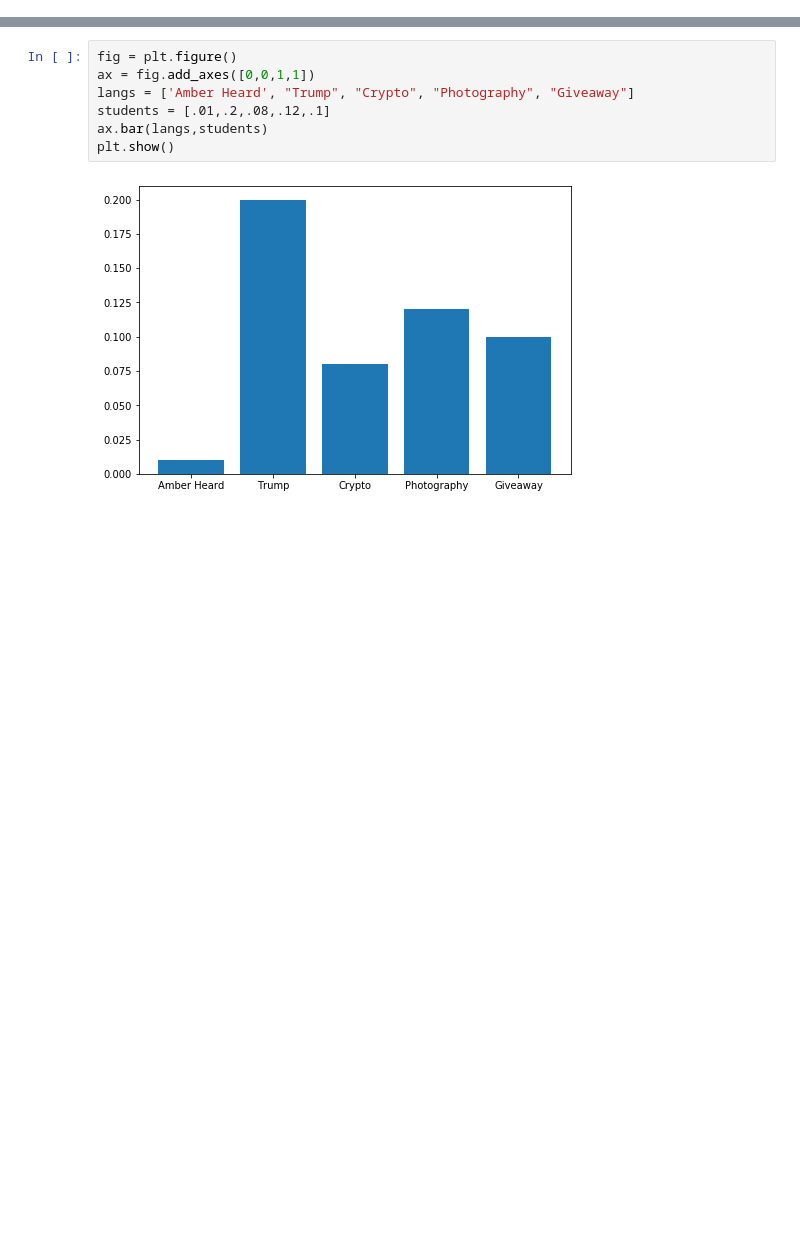
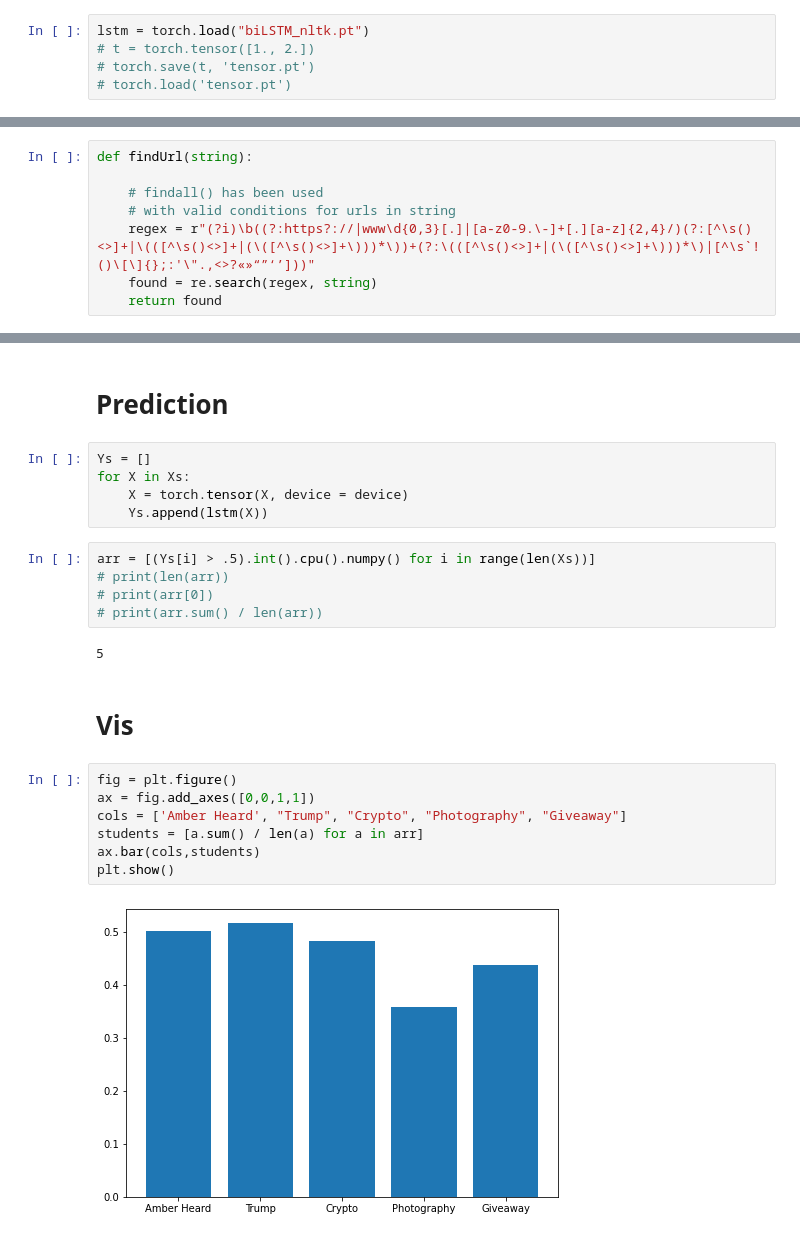
Before and after one commit to Daniel-Martin576/CS7650-SpamDetection, a Jupyter notebook: tweet-gathering/Inferences.ipynb, the cells around one changed output, grey strips where cells are left out. Drawn from its saved outputs; the diff is of its cells as text; blank space fills up the shorter version.

```diff
--- a/tweet-gathering/Inferences.ipynb
+++ b/tweet-gathering/Inferences.ipynb
@@ -6,0 +81,5 @@ ModuleNotFoundError: No module named 'torch'
+# %%
+lstm = torch.load("biLSTM_nltk.pt")
+# t = torch.tensor([1., 2.])
+# torch.save(t, 'tensor.pt')
+# torch.load('tensor.pt')
@@ -6,0 +99,8 @@ ModuleNotFoundError: No module named 'torch'
+# %%
+def findUrl(string):
+
+    # findall() has been used
+    # with valid conditions for urls in string
+    regex = r"(?i)\b((?:https?://|www\d{0,3}[.]|[a-z0-9.\-]+[.][a-z]{2,4}/)(?:[^\s()<>]+|\(([^\s()<>]+|(\([^\s()<>]+\)))*\))+(?:\(([^\s()<>]+|(\([^\s()<>]+\)))*\)|[^\s`!()\[\]{};:'\".,<>?«»“”‘’]))"
+    found = re.search(regex, string)
+    return found
@@ -7,9 +352,25 @@ ModuleNotFoundError: No module named 'torch'
+# %% [markdown]
+# Prediction
+# %%
+Ys = []
+for X in Xs:
+    X = torch.tensor(X, device = device)
+    Ys.append(lstm(X))
+# %%
+arr = [(Ys[i] > .5).int().cpu().numpy() for i in range(len(Xs))]
+# print(len(arr))
+# print(arr[0])
+# print(arr.sum() / len(arr))
+# %% [output]
+5
+# %% [markdown]
+# Vis
 # %%
 fig = plt.figure()
 ax = fig.add_axes([0,0,1,1])
-langs = ['Amber Heard', "Trump", "Crypto", "Photography", "Giveaway"]
-students = [.01,.2,.08,.12,.1]
-ax.bar(langs,students)
+cols = ['Amber Heard', "Trump", "Crypto", "Photography", "Giveaway"]
+students = [a.sum() / len(a) for a in arr]
+ax.bar(cols,students)
 plt.show()
 # %% [output]
-[figure, old version]
+[figure, new version]
```
Also changed, not shown: parts of 20 cells of this notebook.
